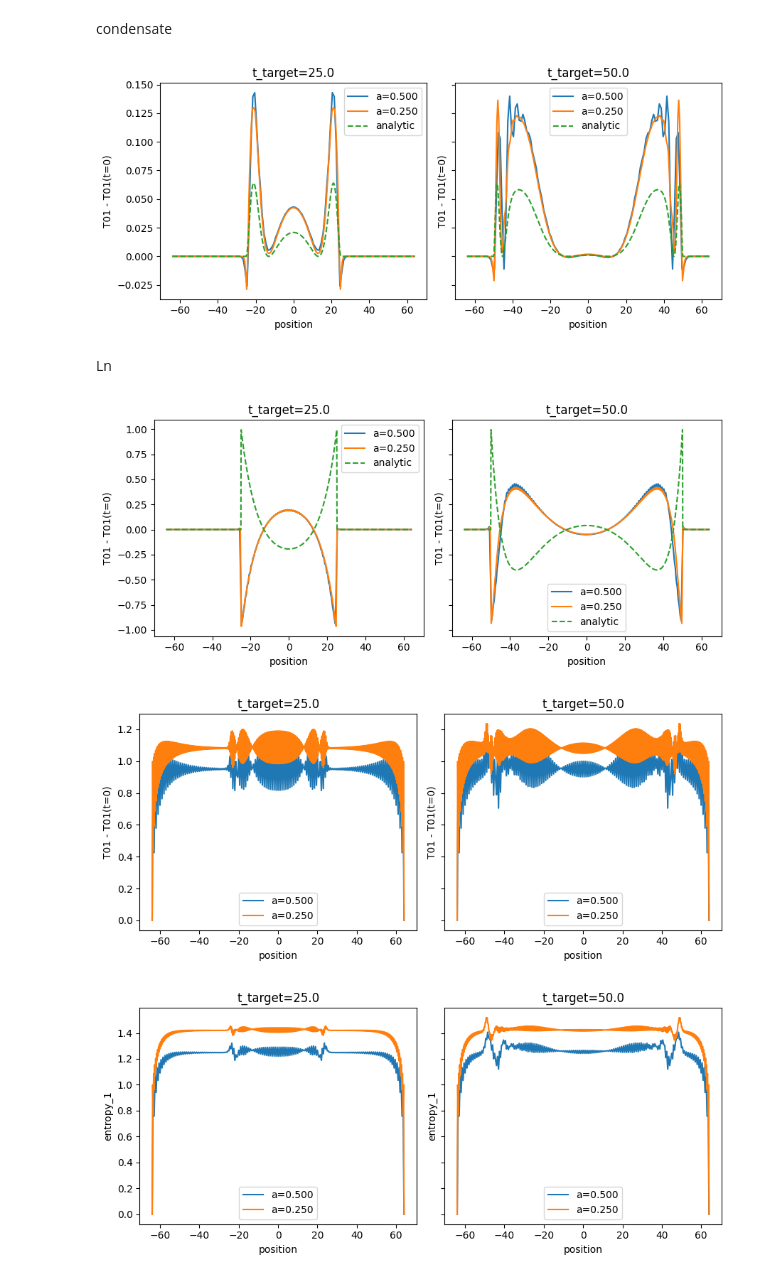
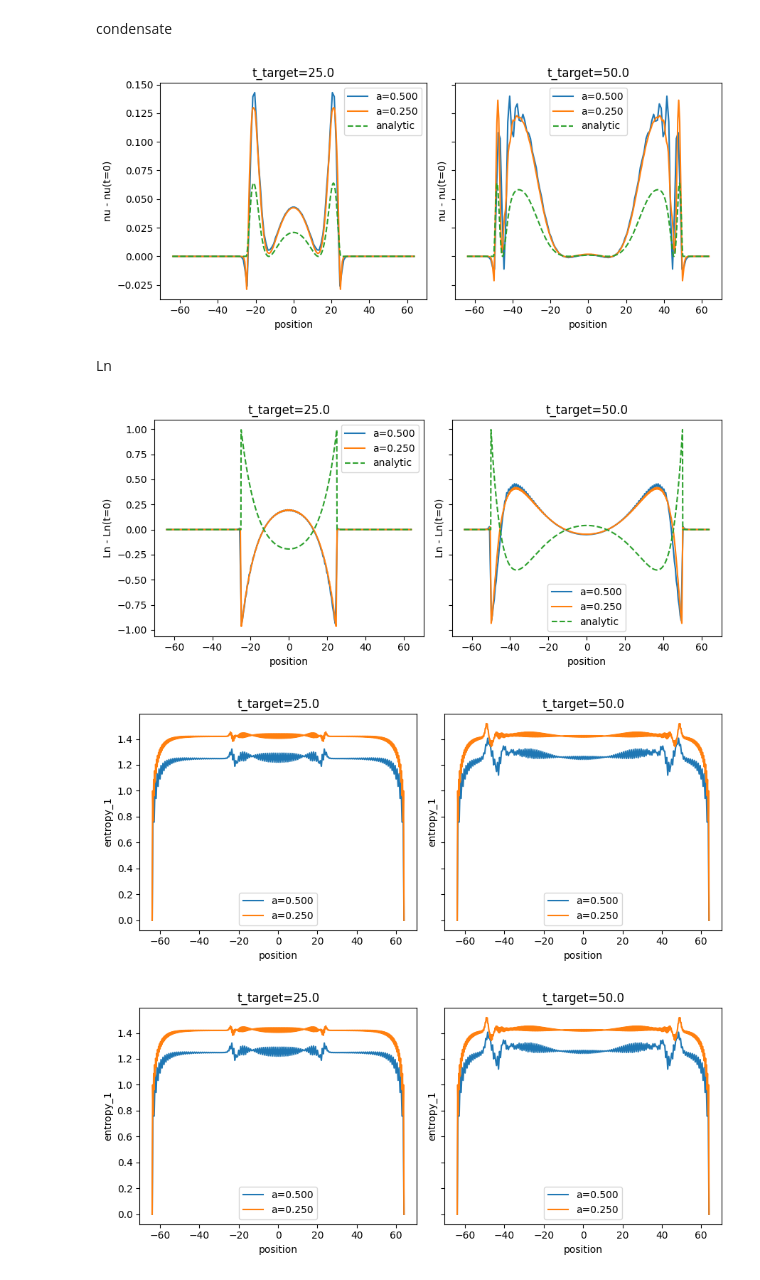
Before and after one commit to marekrams/jffs, a Jupyter notebook: plot_evolution_test_zero_mass.ipynb, the cells around one changed output. Drawn from its saved outputs; the diff is of its cells as text; code cells hidden in the pictures.

```diff
--- a/plot_evolution_test_zero_mass.ipynb
+++ b/plot_evolution_test_zero_mass.ipynb
@@ -151,7 +151,7 @@ fig, ax = plt.subplots(1, 2, sharex=True, sharey=True, figsize=(9, 4))
 for j, t_target in enumerate([25, 50]):
     ax[j].set_title(f"{t_target=:0.1f}")
     ax[j].set_xlabel("position")
-    ax[j].set_ylabel("T01 - T01(t=0)")
+    ax[j].set_ylabel("j0 - j0(t=0)")
     for N, a in Nas:
         tm = data[ind(N, a)]["time"]
         ii = np.argmin(np.abs(tm - t_target))
@@ -190,7 +190,7 @@ fig, ax = plt.subplots(1, 2, sharex=True, sharey=True, figsize=(9, 4))
 for j, t_target in enumerate([25, 50]):
     ax[j].set_title(f"{t_target=:0.1f}")
     ax[j].set_xlabel("position")
-    ax[j].set_ylabel("T01 - T01(t=0)")
+    ax[j].set_ylabel("j1 - j1(t=0)")
     for N, a in Nas:
         tm = data[ind(N, a)]["time"]
         ii = np.argmin(np.abs(tm - t_target))
@@ -230,40 +230,40 @@ fig, ax = plt.subplots(1, 2, sharex=True, sharey=True, figsize=(9, 4))
 for j, t_target in enumerate([25, 50]):
     ax[j].set_title(f"{t_target=:0.1f}")
     ax[j].set_xlabel("position")
-    ax[j].set_ylabel("T01 - T01(t=0)")
+    ax[j].set_ylabel("nu - nu(t=0)")
     for N, a in Nas:
         tm = data[ind(N, a)]["time"]
         ii = np.argmin(np.abs(tm - t_target))
         ee0 = data[ind(N, a)]["nu"][0]
         ee = data[ind(N, a)]["nu"][ii]
         ee = ee - ee0
 
         ns = a * (np.arange(0.5, N, 2) - (N - 1) / 2)
 
         ax[j].plot(ns, ee, label=f"{a=:0.3f}")
 
     xmax = 64
     N = 1024
     mb = g / np.sqrt(np.pi)
     x = np.linspace(-xmax, xmax, N)
     t = t_target
     tl0 = t**2 - x**2
     tl = tl0.copy()
     tl[tl0 <= 0] = 1e-10
     arg = mb * np.sqrt(tl)
 
 
     anu = 1 - np.cos(2 * np.pi * (1 - jv(0, arg)))
     anu *= mb * np.exp(0.577215665) / (2 * np.pi)
     anu[tl0 <= 0] = 0
     ax[j].plot(x, anu, '--', label='analytic')
     ax[j].legend()
 
 fig.tight_layout()
 
 # factor of 2 missing somewhere
 # %% [output]
-[figure, old version]
+[figure, new version]
 # %% [markdown]
 Ln
 # %%
@@ -272,7 +272,7 @@ fig, ax = plt.subplots(1, 2, sharex=True, sharey=True, figsize=(9, 4))
 for j, t_target in enumerate([25, 50]):
     ax[j].set_title(f"{t_target=:0.1f}")
     ax[j].set_xlabel("position")
-    ax[j].set_ylabel("T01 - T01(t=0)")
+    ax[j].set_ylabel("Ln - Ln(t=0)")
     for N, a in Nas:
         tm = data[ind(N, a)]["time"]
         ii = np.argmin(np.abs(tm - t_target))
@@ -305,19 +305,19 @@ fig.tight_layout()
 
 # minus sign missing somewhere
 # %% [output]
-[figure, old version]
+[figure, new version]
 # %%
 fig, ax = plt.subplots(1, 2, sharex=True, sharey=True, figsize=(9, 4))
 
 for j, t_target in enumerate([25, 50]):
     ax[j].set_title(f"{t_target=:0.1f}")
     ax[j].set_xlabel("position")
-    ax[j].set_ylabel("T01 - T01(t=0)")
+    ax[j].set_ylabel("entropy_1")
     for N, a in Nas:
         tm = data[ind(N, a)]["time"]
         ii = np.argmin(np.abs(tm - t_target))
-        ee0 = data[ind(N, a)]["entropy_2"][0]
-        ee = data[ind(N, a)]["entropy_2"][ii]
+        ee0 = data[ind(N, a)]["entropy_1"][0]
+        ee = data[ind(N, a)]["entropy_1"][ii]
         # ee = ee - ee0
 
         ns = a * (np.arange(N+1) - 0.5 - (N - 1) / 2)
@@ -332,7 +332,7 @@ fig.tight_layout()
 
 # minus sign missing somewhere
 # %% [output]
-[figure, old version]
+[figure, new version]
 # %%
 fig, ax = plt.subplots(1, 2, sharex=True, sharey=True, figsize=(9, 4))
 
```
Also changed, not shown: parts of 2 cells of this notebook.
